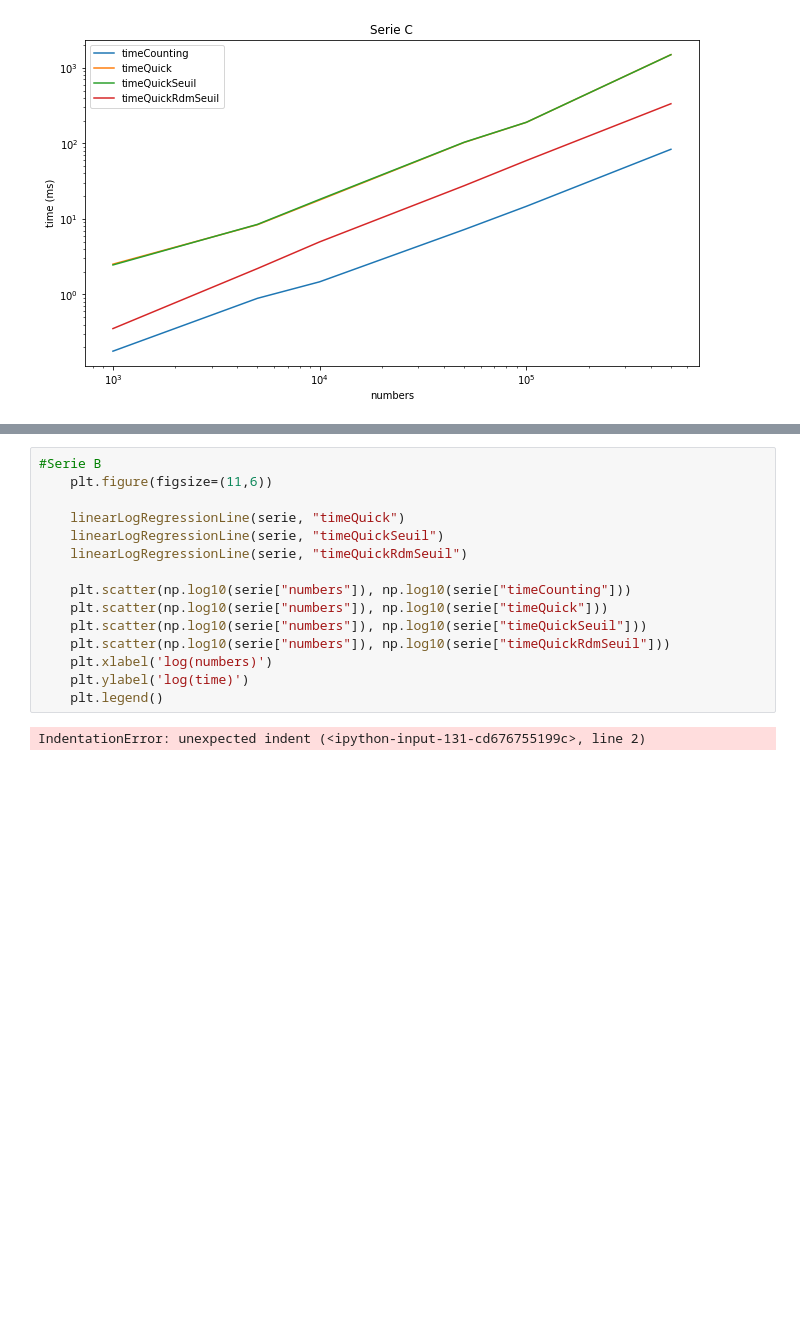
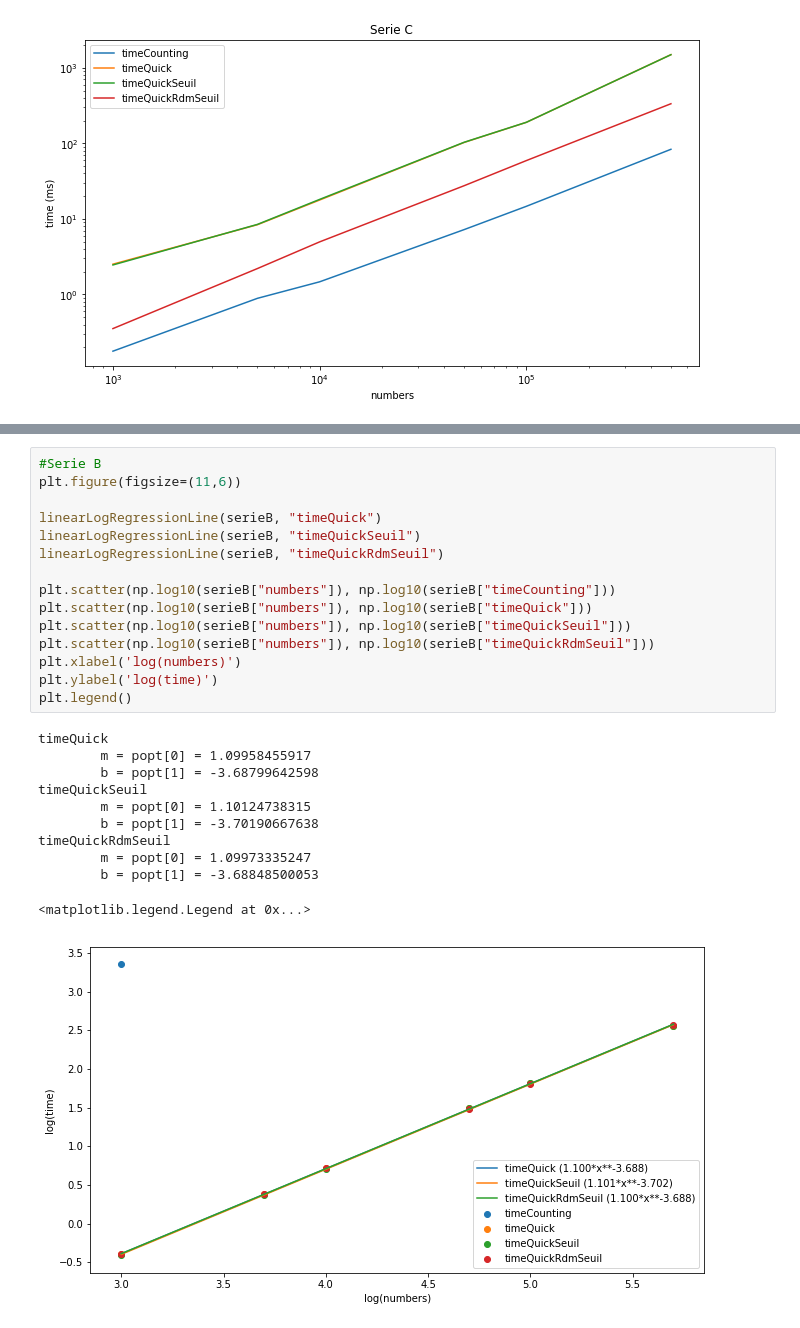
Before and after one commit to FabriceCh/inf8775, a Jupyter notebook: tp1/tp1-H19/comparaisons.ipynb, the cells around one changed output, grey strips where cells are left out. Cells and saved outputs as stored; diff of their text form; blank space fills up the shorter version.

Commit message:
R2 from regressions

```diff
--- a/tp1/tp1-H19/comparaisons.ipynb
+++ b/tp1/tp1-H19/comparaisons.ipynb
@@ -369,20 +375,30 @@ plt.show()
 # %%
 #Serie B
-    plt.figure(figsize=(11,6))
+plt.figure(figsize=(11,6))
 
-    linearLogRegressionLine(serie, "timeQuick")
-    linearLogRegressionLine(serie, "timeQuickSeuil")
-    linearLogRegressionLine(serie, "timeQuickRdmSeuil")
+linearLogRegressionLine(serieB, "timeQuick")
+linearLogRegressionLine(serieB, "timeQuickSeuil")
+linearLogRegressionLine(serieB, "timeQuickRdmSeuil")
 
-    plt.scatter(np.log10(serie["numbers"]), np.log10(serie["timeCounting"]))
-    plt.scatter(np.log10(serie["numbers"]), np.log10(serie["timeQuick"]))
-    plt.scatter(np.log10(serie["numbers"]), np.log10(serie["timeQuickSeuil"]))
-    plt.scatter(np.log10(serie["numbers"]), np.log10(serie["timeQuickRdmSeuil"]))
-    plt.xlabel('log(numbers)')
-    plt.ylabel('log(time)')
-    plt.legend()
+plt.scatter(np.log10(serieB["numbers"]), np.log10(serieB["timeCounting"]))
+plt.scatter(np.log10(serieB["numbers"]), np.log10(serieB["timeQuick"]))
+plt.scatter(np.log10(serieB["numbers"]), np.log10(serieB["timeQuickSeuil"]))
+plt.scatter(np.log10(serieB["numbers"]), np.log10(serieB["timeQuickRdmSeuil"]))
+plt.xlabel('log(numbers)')
+plt.ylabel('log(time)')
+plt.legend()
 # %% [output]
-IndentationError: unexpected indent (<ipython-input-131-cd676755199c>, line 2)
+timeQuick
+        m = popt[0] = 1.09958455917
+        b = popt[1] = -3.68799642598
+timeQuickSeuil
+        m = popt[0] = 1.10124738315
+        b = popt[1] = -3.70190667638
+timeQuickRdmSeuil
+        m = popt[0] = 1.09973335247
+        b = popt[1] = -3.68848500053
+<matplotlib.legend.Legend at 0x...>
+[figure, added]
 # %%
 #Serie C
 plotScatterLinRegr(serieC)
```
Also changed, not shown: parts of 6 cells of this notebook.
